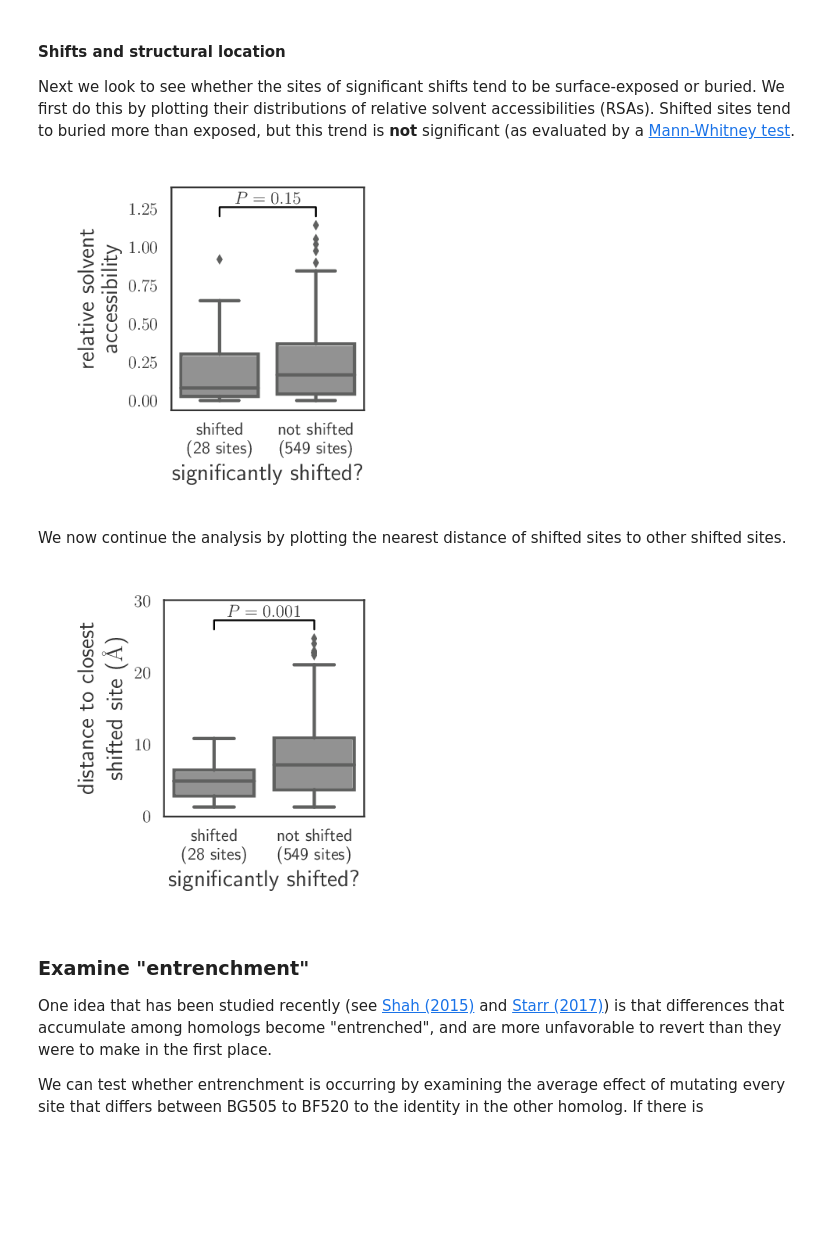
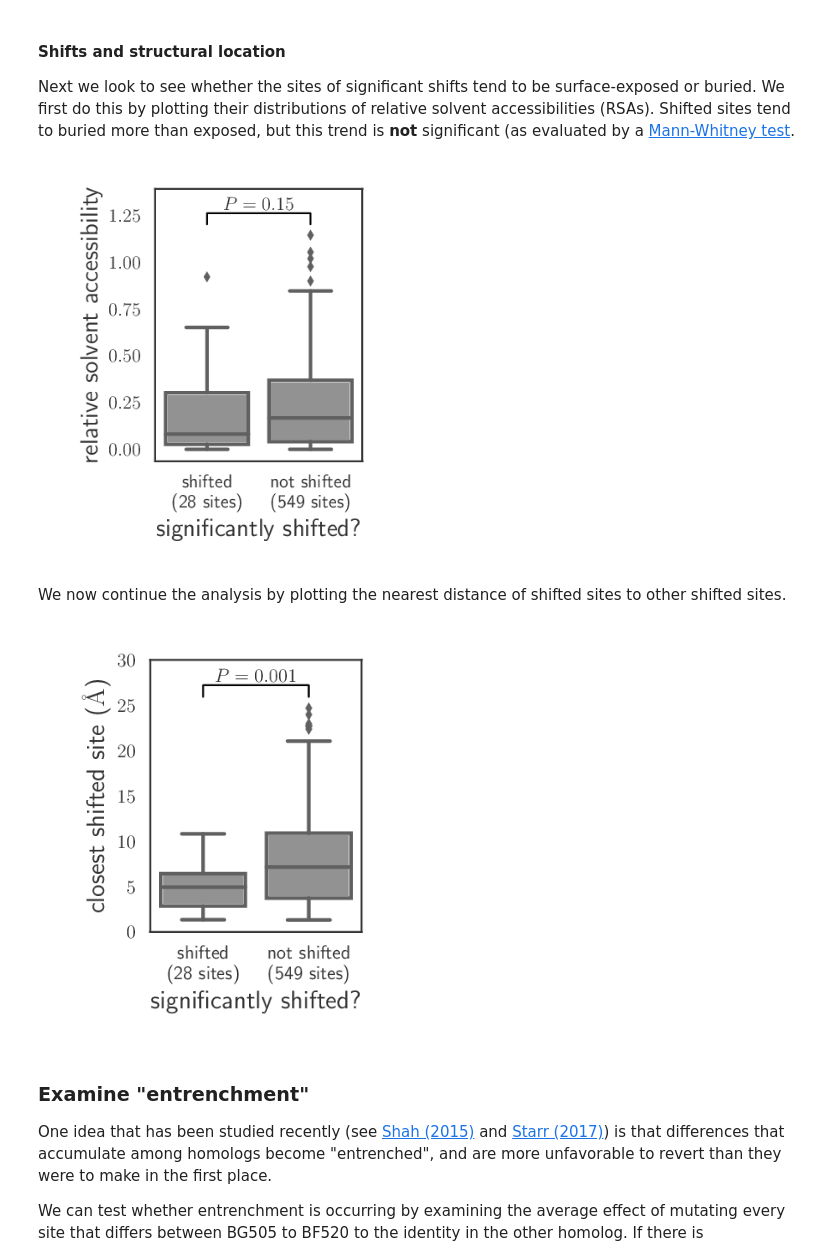
Before and after one commit to jbloomlab/EnvMutationalShiftsPaper, a Jupyter notebook: analysis_code/analysis_notebook.ipynb, the cells around one changed output. Cells and saved outputs as stored; diff of their text form; code cells hidden in the pictures; blank space fills up the shorter version.

```diff
--- a/analysis_code/analysis_notebook.ipynb
+++ b/analysis_code/analysis_notebook.ipynb
@@ -1754,36 +1754,36 @@ df['shifted'] = pandas.Categorical(df['shifted'].replace(nsites_d),
 
 # make plot
 fig = plt.figure()
 ax = seaborn.boxplot(
         x='shifted',
         y='RSA',
         data=df,
         showfliers=True,
         color='gray',
         )
 plt.xlabel('significantly shifted?')
-plt.ylabel('relative solvent\naccessibility')
+plt.ylabel('relative solvent accessibility')
 
 # add P values
 p = scipy.stats.mannwhitneyu(
         df.query('significant_shift').RSA,
         df.query('not significant_shift').RSA
         )[1]
 (x1, x2) = (0, 1)
 yextend = 1.05
 y = df.RSA.max() * yextend
 plt.plot([x1, x1, x2, x2], [y, yextend * y, yextend * y, y], c='black', lw=1)
 plt.text((x1 + x2) / 2, y * yextend, '$P = {0:.2f}$'.format(p),
         ha='center', va='bottom', size=12)
 ax.set_ylim(top=y*(yextend**3))
 
 # show and save plot
-fig.set_size_inches(3.2, 3.3)
+fig.set_size_inches(2.9, 3.6)
 fig.tight_layout()
 fig.savefig(rsa_shifts_plot)
 showPDF(rsa_shifts_plot, width=350)
 # %% [output]
-[figure, old version]
+[figure, new version]
 # %% [markdown]
 We now continue the analysis by plotting the nearest distance of shifted sites to other shifted sites.
 # %%
@@ -1800,7 +1800,7 @@ ax = seaborn.boxplot(
         )
 ax.set_ylim(bottom=0)
 plt.xlabel('significantly shifted?')
-plt.ylabel('distance to closest\nshifted site (\mbox{\\normalfont\AA})')
+plt.ylabel('closest shifted site (\mbox{\\normalfont\AA})')
 
 # add P values
 p = scipy.stats.mannwhitneyu(
@@ -1816,12 +1816,12 @@ plt.text((x1 + x2) / 2, y * yextend, '$P = {0:.1g}$'.format(p),
 ax.set_ylim(top=y*(yextend**3))
 
 # show / save plot
-fig.set_size_inches(3.2, 3.3)
+fig.set_size_inches(2.9, 3.6)
 fig.tight_layout()
 fig.savefig(shifts_proximity_plot)
 showPDF(shifts_proximity_plot, width=350)
 # %% [output]
-[figure, old version]
+[figure, new version]
 # %% [markdown]
 ### Examine "entrenchment"
 One idea that has been studied recently (see [Shah (2015)](http://www.pnas.org/content/112/25/E3226.abstract) and [Starr (2017)](https://www.biorxiv.org/content/early/2017/09/18/189803.1)) is that differences that accumulate among homologs become "entrenched", and are more unfavorable to revert than they were to make in the first place.
```
Also changed, not shown: parts of 2 cells of this notebook, 20 other files.
